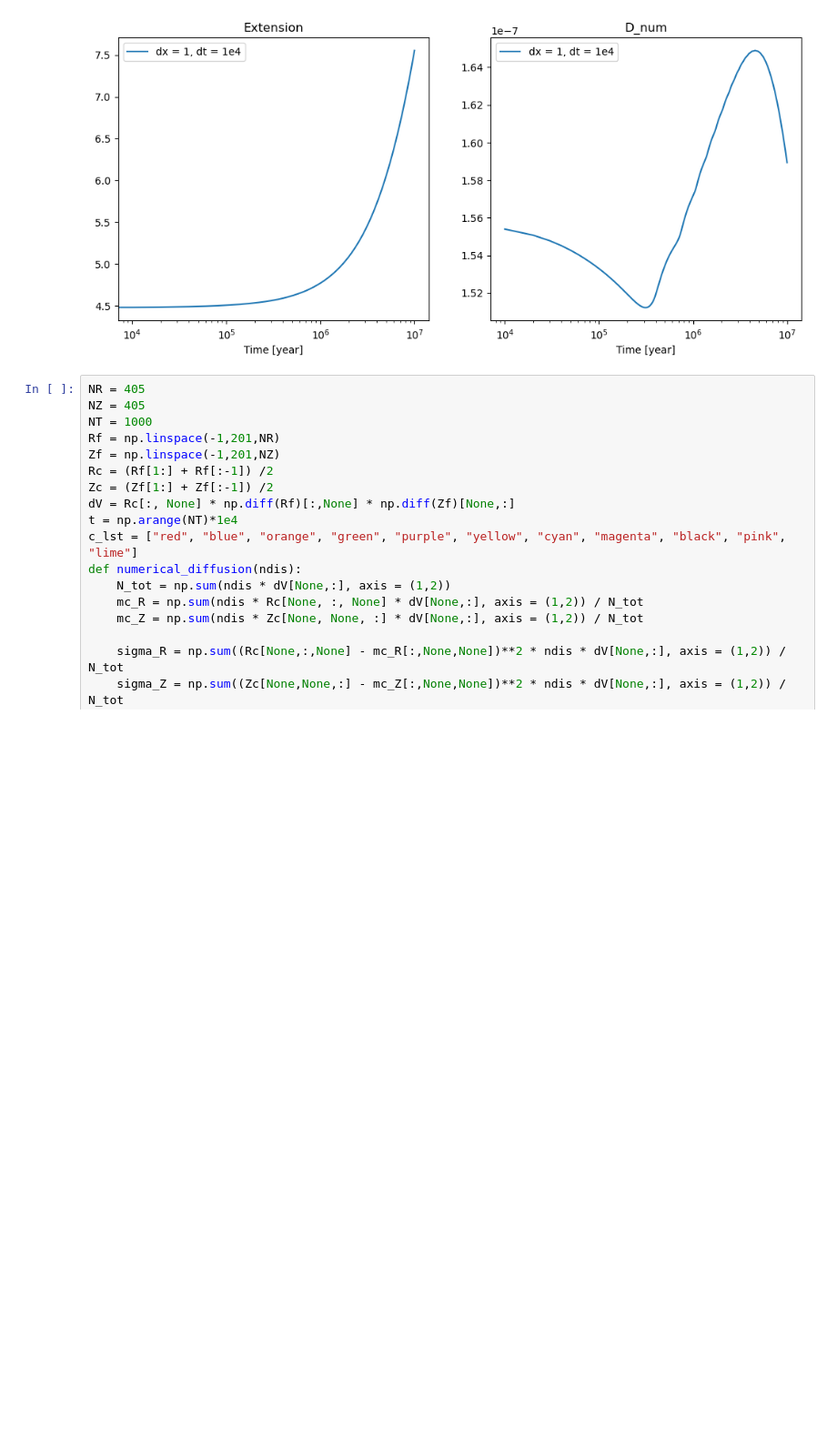
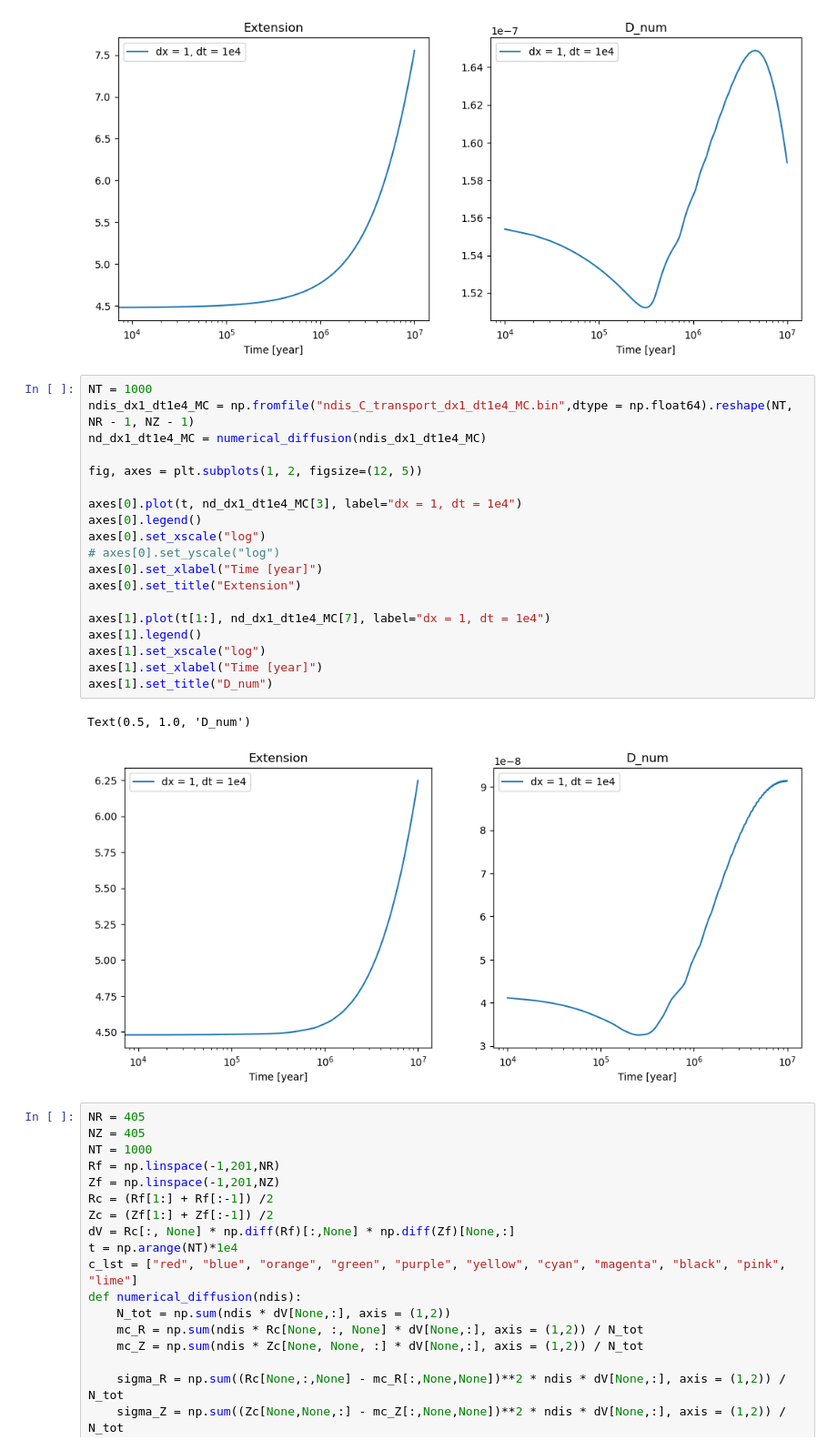
Before and after one commit to Chao-Ming-Li/CR_transport, a Jupyter notebook: Cpp/advection_grid/check.ipynb, the cells around one changed output. Shown at 91% size. Cells and saved outputs as stored; diff of their text form; blank space fills up the shorter version.

Commit message:
checked numerical diffusion with geometric-capped grid and the numerical diffusion is 10^26 cm^2 /s until 10^8 year. accept it and move on to the next step: diffusion or energy loss...

```diff
--- a/Cpp/advection_grid/check.ipynb
+++ b/Cpp/advection_grid/check.ipynb
@@ -75,6 +75,28 @@ axes[1].set_title("D_num")
 # %% [output]
 Text(0.5, 1.0, 'D_num')
 [figure]
+# %%
+NT = 1000
+ndis_dx1_dt1e4_MC = np.fromfile("ndis_C_transport_dx1_dt1e4_MC.bin",dtype = np.float64).reshape(NT, NR - 1, NZ - 1)
+nd_dx1_dt1e4_MC = numerical_diffusion(ndis_dx1_dt1e4_MC)
+
+fig, axes = plt.subplots(1, 2, figsize=(12, 5))
+
+axes[0].plot(t, nd_dx1_dt1e4_MC[3], label="dx = 1, dt = 1e4")
+axes[0].legend()
+axes[0].set_xscale("log")
+# axes[0].set_yscale("log")
+axes[0].set_xlabel("Time [year]")
+axes[0].set_title("Extension")
+
+axes[1].plot(t[1:], nd_dx1_dt1e4_MC[7], label="dx = 1, dt = 1e4")
+axes[1].legend()
+axes[1].set_xscale("log")
+axes[1].set_xlabel("Time [year]")
+axes[1].set_title("D_num")
+# %% [output]
+Text(0.5, 1.0, 'D_num')
+[figure, added]
 # %%
 NR = 405
 NZ = 405
```
Also changed, not shown: parts of 6 cells of this notebook, 10 other files.
